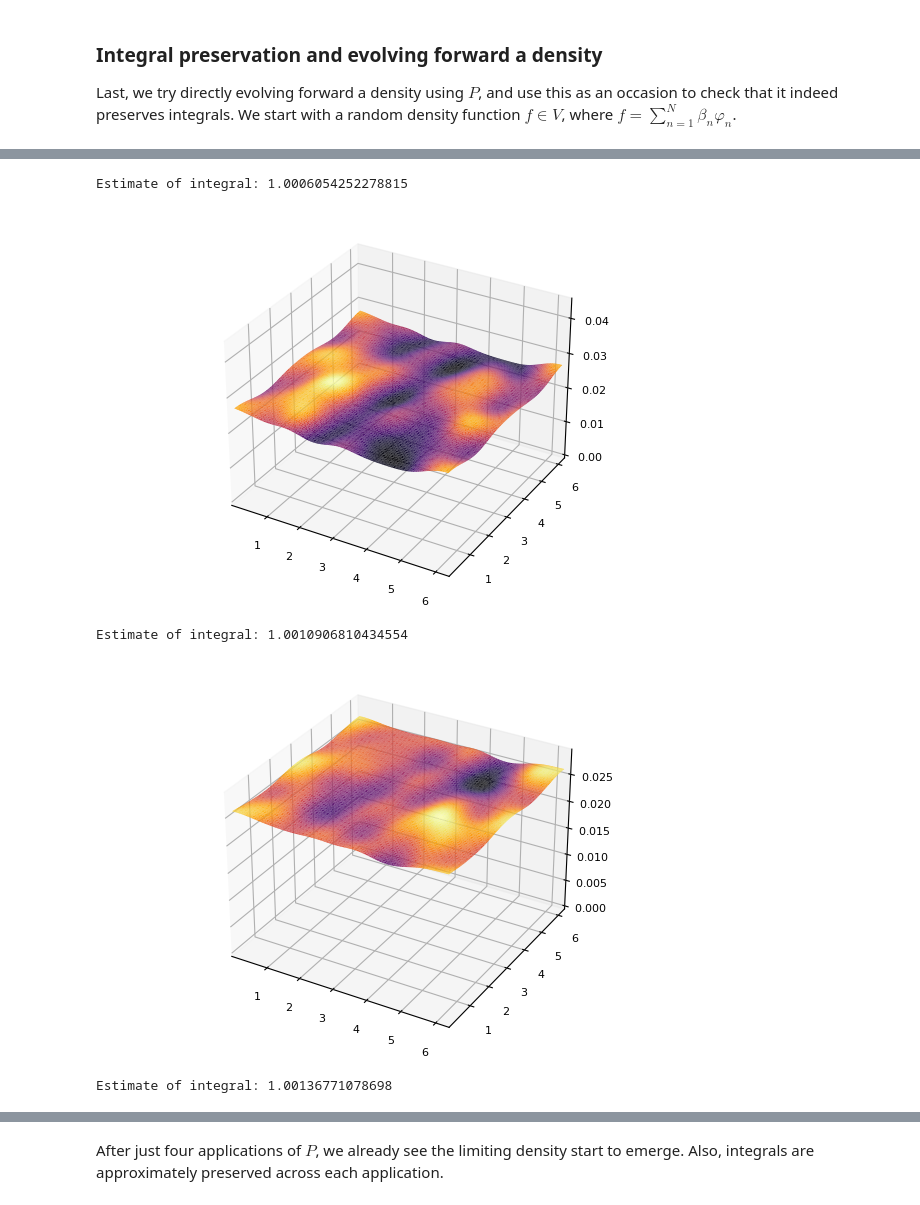
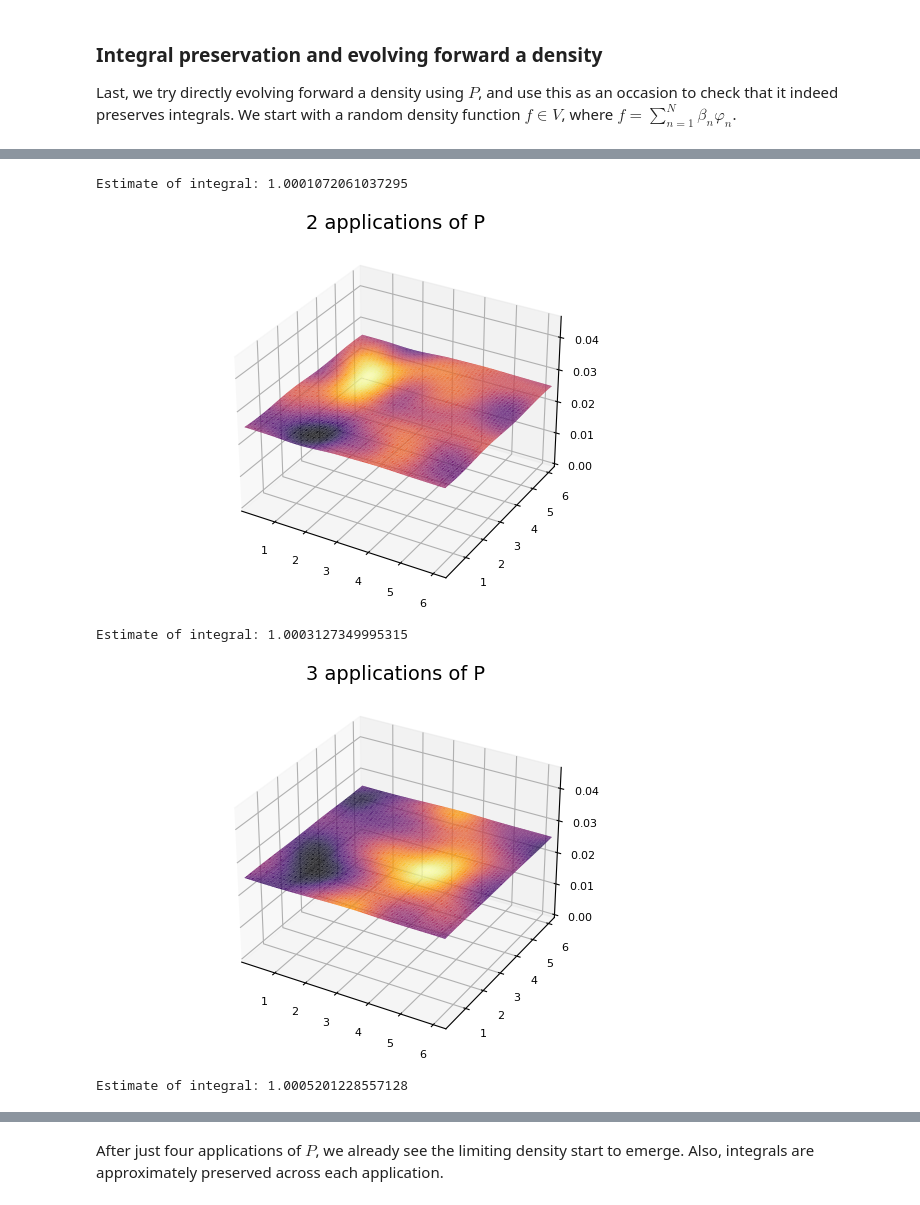
Before and after one commit to rcushen/thesis, a Jupyter notebook: A grid of points, a grid of bases.ipynb, the cells around one changed output, grey strips where cells are left out. Drawn from its saved outputs; the diff is of its cells as text; code cells hidden in the pictures.

Commit message:
Finalisation of the grid setup

```diff
--- a/A grid of points, a grid of bases.ipynb
+++ b/A grid of points, a grid of bases.ipynb
@@ -24,7 +24,7 @@ where $a$ is a parameter which controls the 'amount of chaos'. For the moment we
 # %% [markdown]
 In this setup, we have access to $S$. This means we can compute the images of whichever points $x \in X$ we like. For reasons which will later become clear, we will simply take a grid of data points.
 # %%
-sample_grid_size = 15;
+sample_grid_size = 10;
 sample_size = sample_grid_size ^ 2;
 s = creategrid(0, range, sample_grid_size);
 # %%
@@ -287 +343,3 @@ Estimate of normalised integral: 0.9999999999999999
+# %%
+fixed_zlims = (0, maximum(initial_density)*1.2);
 # %%
@@ -301,33 +363,37 @@ zlims!(0, maximum(initial_density)*1.1)
 evolved_integral = ( (range)^2 / n_gridpoints ) * sum(evolved_density);
 println("Estimate of integral: $evolved_integral")
 # %% [output]
-Estimate of integral: 1.0006054252278815
+Estimate of integral: 1.0001072061037295
 # %%
 β2 = P * β1;
 
 evolved_density = basis_combination(grid, basis_locs, φ, ϵ, β2);
-surface(grid[:,1], grid[:,2], evolved_density; legend=false)
-zlims!(0, maximum(initial_density)*1.1)
+surface(grid[:,1], grid[:,2], evolved_density;
+    legend=false,
+    zlims=fixed_zlims,
+    title="2 applications of P")
 # %% [output]
-[figure, old version]
+[figure, new version]
 # %%
 evolved_integral = ( (range)^2 / n_gridpoints ) * sum(evolved_density);
 println("Estimate of integral: $evolved_integral")
 # %% [output]
-Estimate of integral: 1.0010906810434554
+Estimate of integral: 1.0003127349995315
 # %%
 β3 = P * β2;
 
 evolved_density = basis_combination(grid, basis_locs, φ, ϵ, β3);
-surface(grid[:,1], grid[:,2], evolved_density; legend=false)
-zlims!(0, maximum(evolved_density)*1.1)
+surface(grid[:,1], grid[:,2], evolved_density;
+    legend=false,
+    zlims=fixed_zlims,
+    title="3 applications of P")
 # %% [output]
-[figure, old version]
+[figure, new version]
 # %%
 evolved_integral = ( (range)^2 / n_gridpoints ) * sum(evolved_density);
 println("Estimate of integral: $evolved_integral")
 # %% [output]
-Estimate of integral: 1.00136771078698
+Estimate of integral: 1.0005201228557128
 # %%
 β4 = P * β3;
 
```
Also changed, not shown: parts of 36 cells of this notebook.
